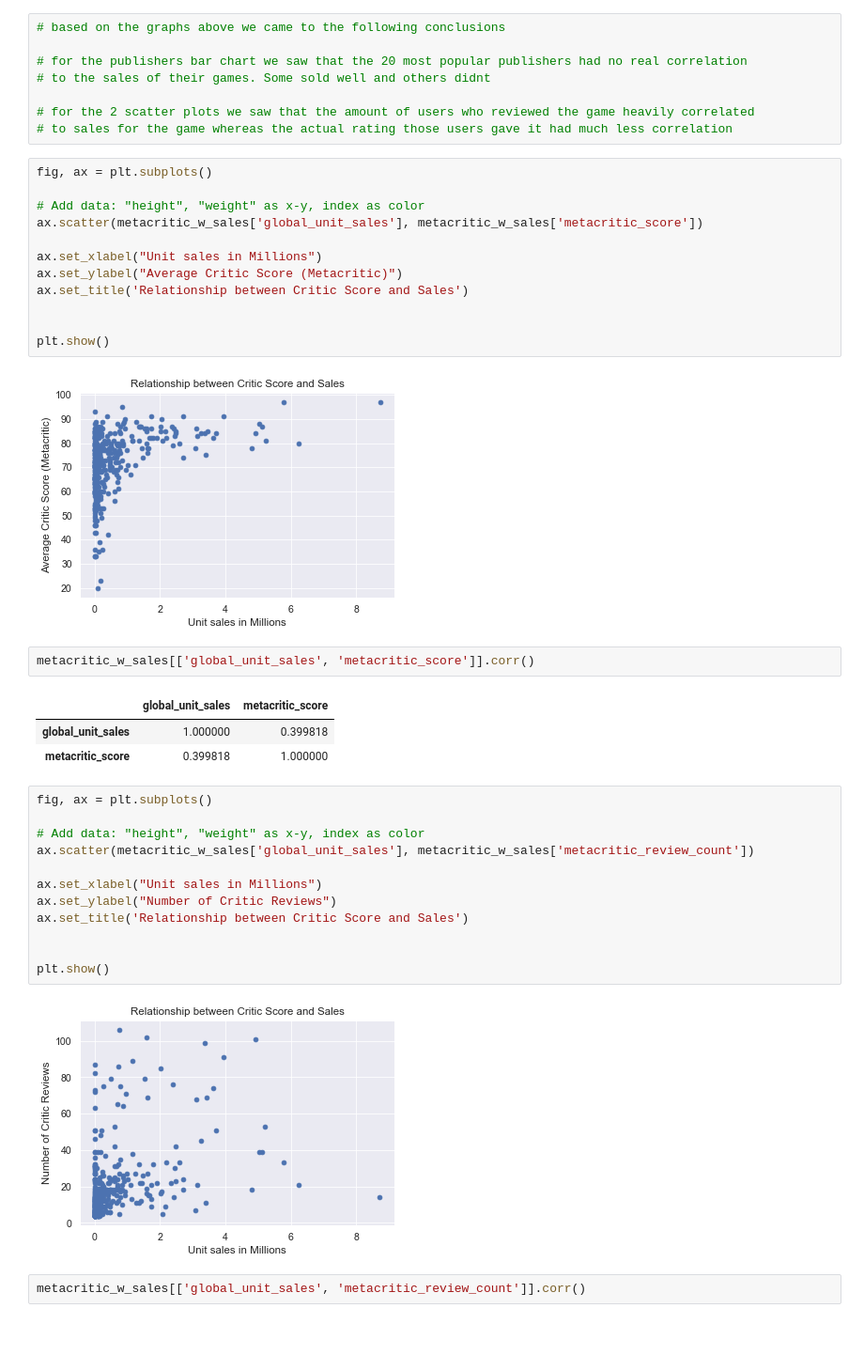
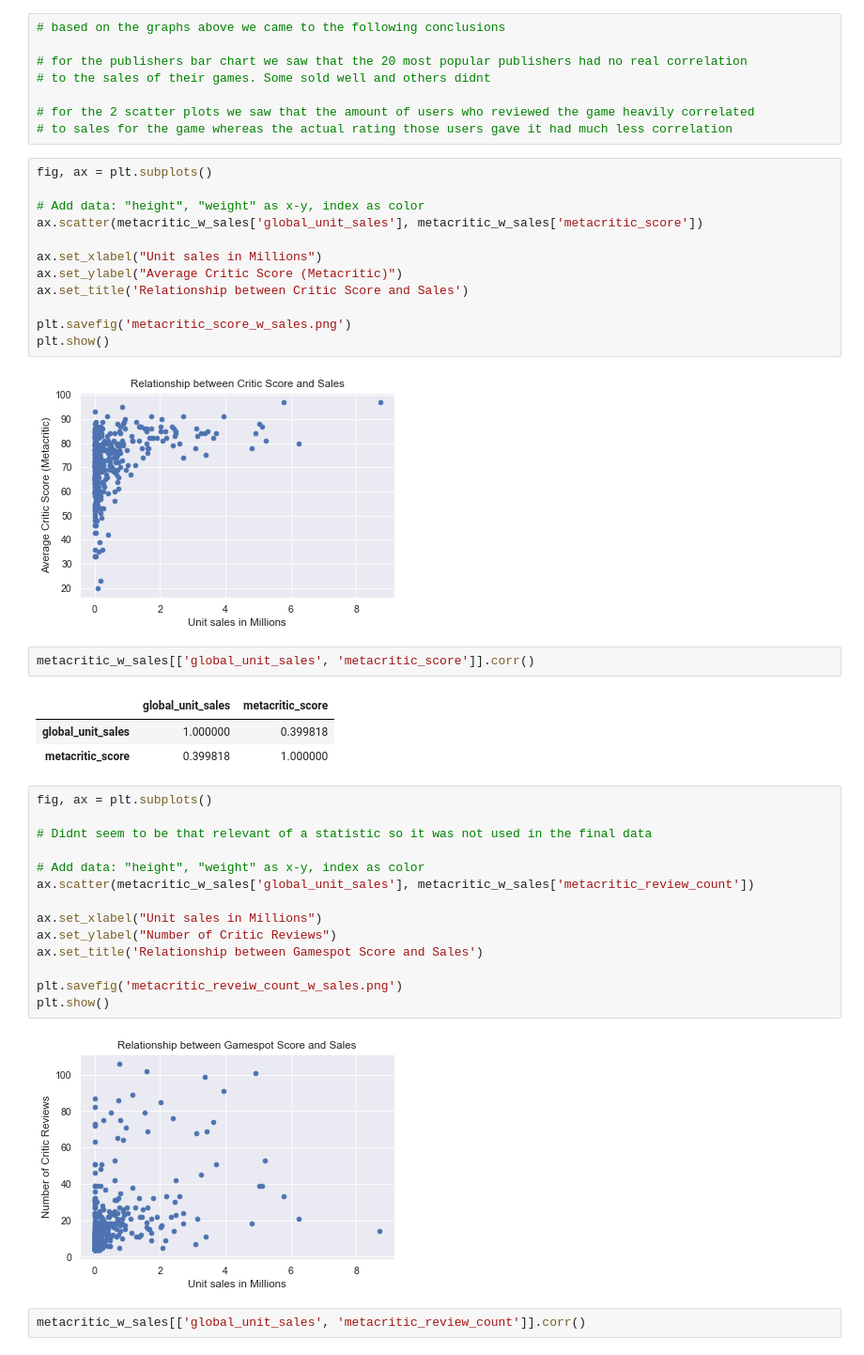
Before and after one commit to Ahila700/movie-project, a Jupyter notebook: Exploratory_Data_Analysis.ipynb, the cells around one changed output. Shown: that part at 94% size. Cells and saved outputs as stored; diff of their text form.

Commit message:
Organizing folders, pictures and csv files, finalizing comments

```diff
--- a/Exploratory_Data_Analysis.ipynb
+++ b/Exploratory_Data_Analysis.ipynb
@@ -99,7 +106,7 @@ ax.set_xlabel("Unit sales in Millions")
 ax.set_ylabel("Average Critic Score (Metacritic)")
 ax.set_title('Relationship between Critic Score and Sales')
 
-
+plt.savefig('metacritic_score_w_sales.png')
 plt.show()
 # %% [output]
 [figure]
@@ -111,18 +118,20 @@ metacritic_w_sales[['global_unit_sales', 'metacritic_score']].corr()
 | metacritic_score | 0.399818 | 1.000000 |
 # %%
 fig, ax = plt.subplots()
+
+# Didnt seem to be that relevant of a statistic so it was not used in the final data
 
 # Add data: "height", "weight" as x-y, index as color
 ax.scatter(metacritic_w_sales['global_unit_sales'], metacritic_w_sales['metacritic_review_count'])
 
 ax.set_xlabel("Unit sales in Millions")
 ax.set_ylabel("Number of Critic Reviews")
-ax.set_title('Relationship between Critic Score and Sales')
+ax.set_title('Relationship between Gamespot Score and Sales')
 
-
+plt.savefig('metacritic_reveiw_count_w_sales.png')
 plt.show()
 # %% [output]
-[figure, old version]
+[figure, new version]
 # %%
 metacritic_w_sales[['global_unit_sales', 'metacritic_review_count']].corr()
 # %% [output]
```
Also changed, not shown: parts of 18 cells of this notebook, 19 other files.
